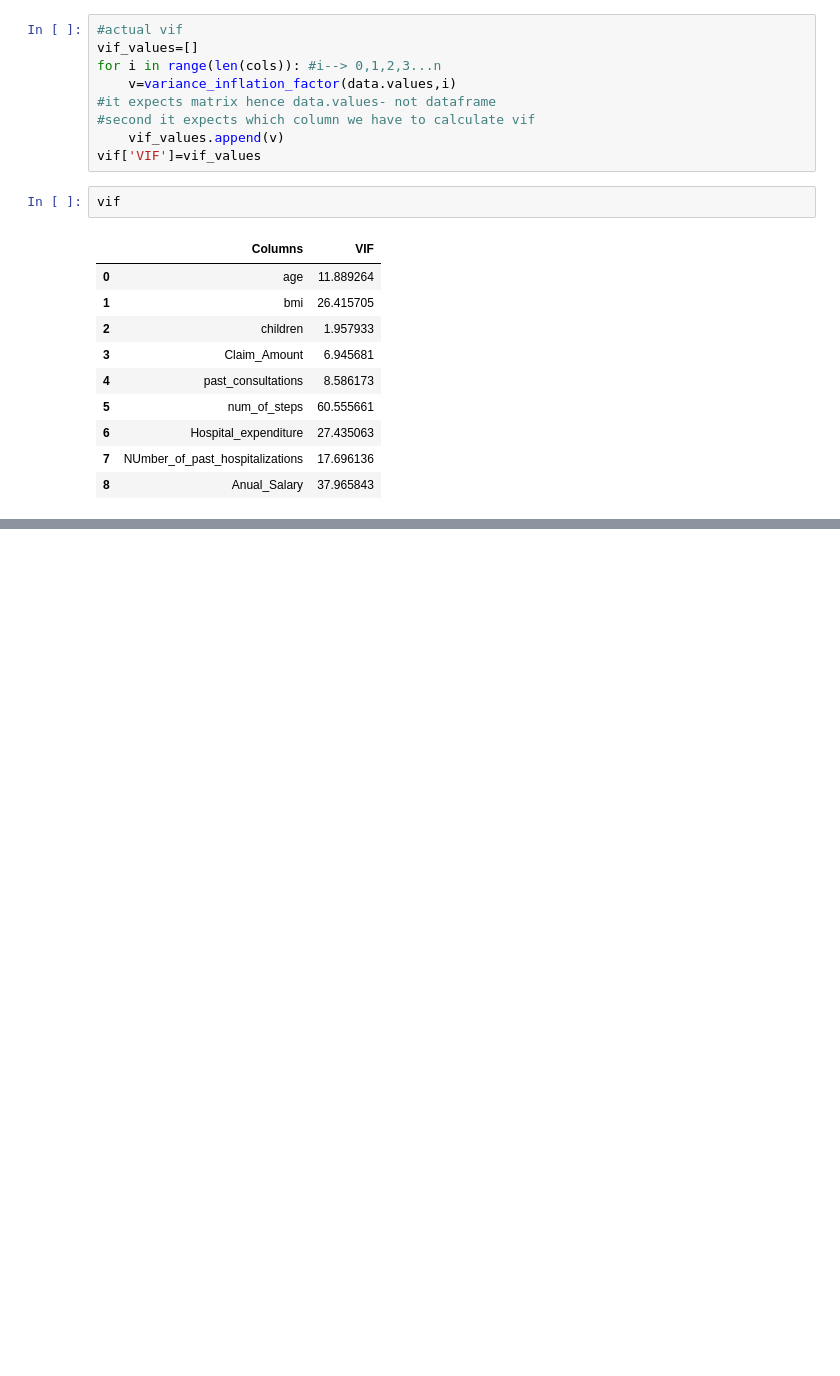
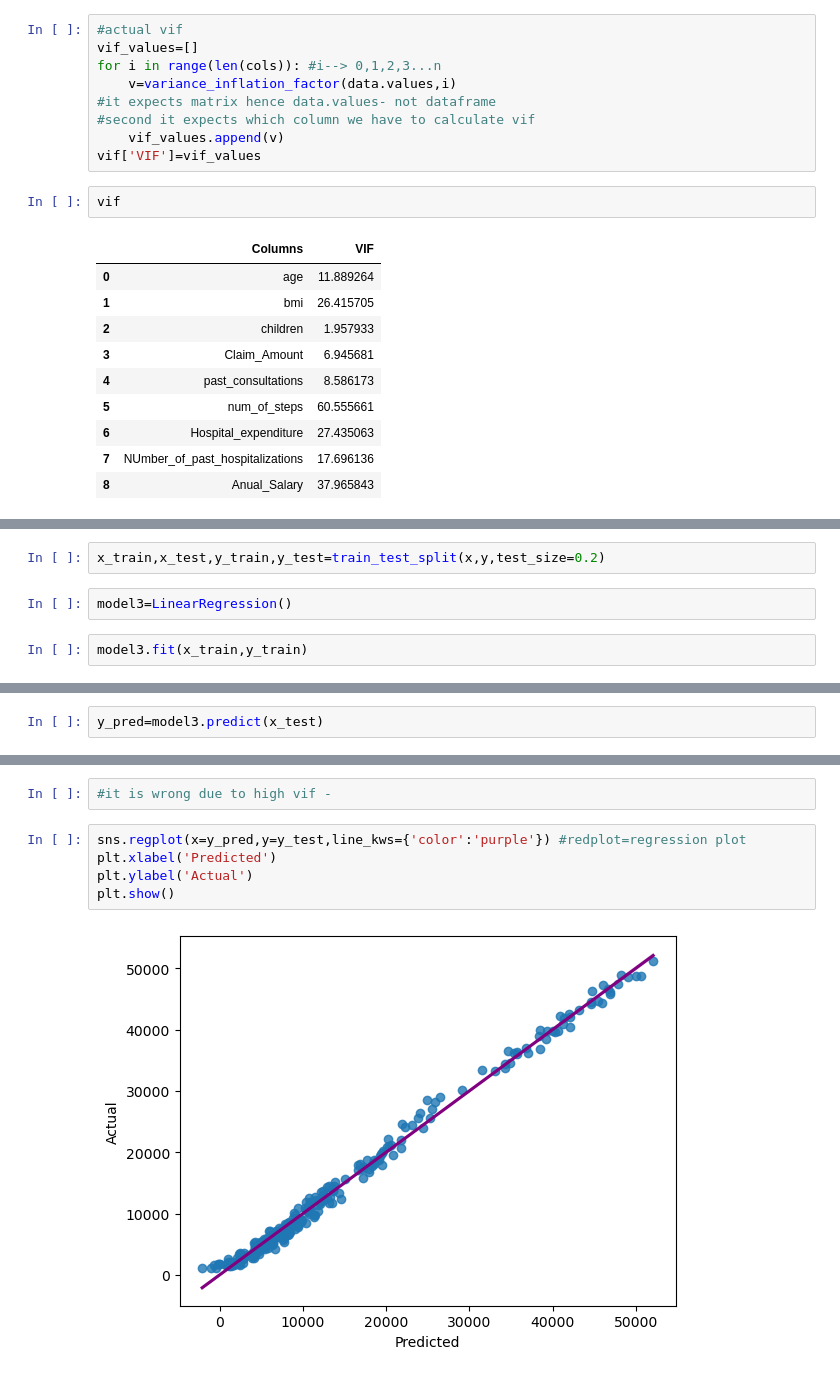
Before and after one commit to xnihal05/data-science-from-scratch, a Jupyter notebook: day_17_18_linear_regression.ipynb, the cells around one changed output, grey strips where cells are left out. Cells and saved outputs as stored; diff of their text form; blank space fills up the shorter version.

Commit message:
updated day 18,linear regression

```diff
--- a/day_17_18_linear_regression.ipynb
+++ b/day_17_18_linear_regression.ipynb
@@ -265,0 +735,6 @@ vif
+# %%
+x_train,x_test,y_train,y_test=train_test_split(x,y,test_size=0.2)
+# %%
+model3=LinearRegression()
+# %%
+model3.fit(x_train,y_train)
@@ -265,0 +743,2 @@ vif
+# %%
+y_pred=model3.predict(x_test)
@@ -265,0 +788,9 @@ vif
+# %%
+#it is wrong due to high vif -
+# %%
+sns.regplot(x=y_pred,y=y_test,line_kws={'color':'purple'}) #redplot=regression plot
+plt.xlabel('Predicted')
+plt.ylabel('Actual')
+plt.show()
+# %% [output]
+[figure, added]
```
Also changed, not shown: parts of 57 cells of this notebook.
